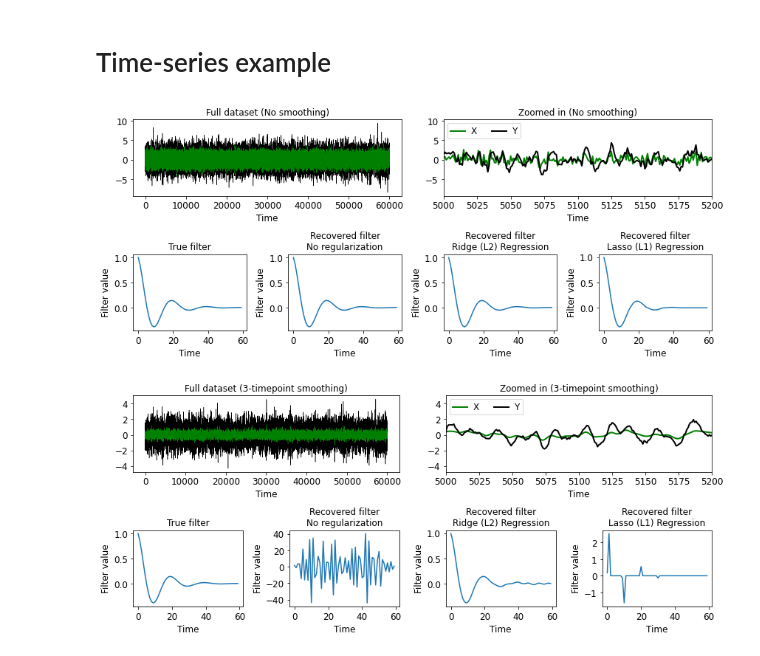
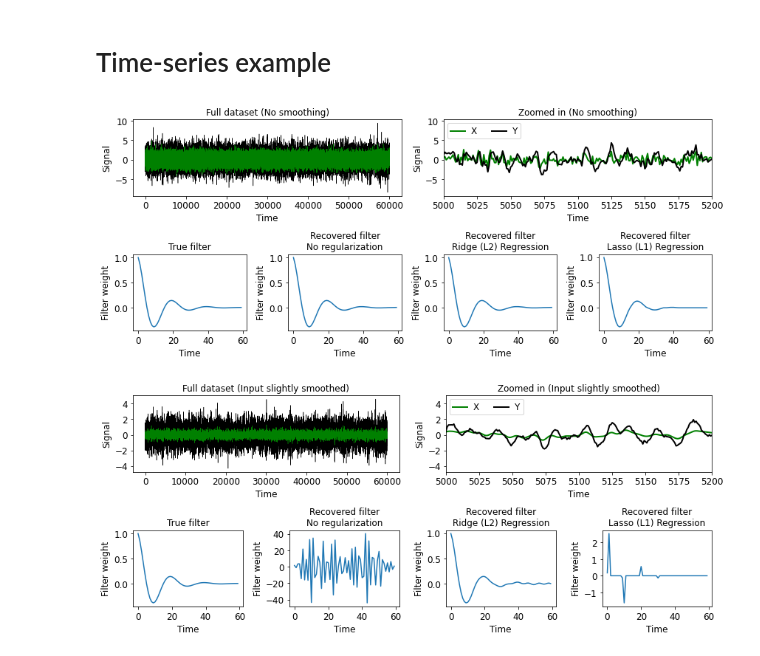
Before and after one commit to rkp8000/73CHN1C4L_BL06, a Jupyter notebook: 20220510_handling_correlated_predictors.ipynb, the cells around one changed output. Drawn from its saved outputs; the diff is of its cells as text; code cells hidden in the pictures.

```diff
--- a/20220510_handling_correlated_predictors.ipynb
+++ b/20220510_handling_correlated_predictors.ipynb
@@ -91,9 +91,13 @@ rgrs = [
 ]
 
 for ax, title, rgr in zip(axs, titles, rgrs):
-    ax.scatter(x_1, x_2, c='k', s=10)
+    ax.scatter(x_1, x_2, c='gray', s=10)
     ax.arrow(0, 0, 1, 1, color='r', lw=3, length_includes_head=True, head_width=.15)
 
+    if title == titles[0]:
+        x_line = np.array([-4.5, 4.5])
+        y_line = -x_line/2 + 1.5
+        ax.plot(x_line, y_line, ls='--', color='k', zorder=-1)
     w_hats = []  # weight estimates
 
     for ctr in range(10):  # loop over instantiations of target noise \eta_y
@@ -256,7 +260,7 @@ x_white = np.random.randn(60000)
 t_h = np.arange(60)  # filter time array
 h = np.exp(-t_h/10) * np.cos(2*np.pi*t_h/20)  # filter
 
-for smoothness, label in zip([.1, 3], ['No smoothing', '3-timepoint smoothing']):  # loop over two smoothness values
+for smoothness, label in zip([.1, 3], ['No smoothing', 'Input slightly smoothed']):  # loop over two smoothness values
     x = smooth(x_white, smoothness)  # smooth version of x
 
     y = convolve(x, h, mode='full')[:len(x)] + .1*np.random.randn(len(x))  # target y
@@ -271,47 +275,47 @@ for smoothness, label in zip([.1, 3], ['No smoothing', '3-timepoint smoothing'])
     axs[0].plot(x, c='g', lw=.5)
     axs[0].plot(y, c='k', lw=.5, zorder=0)
 
-    set_plot(axs[0], x_label='Time', title=f'Full dataset ({label})', font_size=12)
+    set_plot(axs[0], x_label='Time', y_label='Signal', title=f'Full dataset ({label})', font_size=12)
 
     ## zoomed in
     axs[1].plot(x, c='g', lw=2)
     axs[1].plot(y, c='k', lw=2)
     axs[1].legend(['X', 'Y'], ncol=2, loc='upper left')
 
-    set_plot(axs[1], x_lim=(5000, 5200), x_label='Time', title=f'Zoomed in ({label})', font_size=12)
+    set_plot(axs[1], x_lim=(5000, 5200), x_label='Time', y_label='Signal', title=f'Zoomed in ({label})', font_size=12)
 
     # filter
     axs[2].plot(t_h, h)
-    set_plot(axs[2], x_label='Time', y_label='Filter value', title='True filter', font_size=12)
+    set_plot(axs[2], x_label='Time', y_label='Filter weight', title='True filter', font_size=12)
 
     # convert input to matrix so we can run linear regression
     x_mat = np.nan * np.zeros((len(y), len(t_h)))
     for col in range(x_mat.shape[1]):
         if col == 0:
             x_mat[col:, col] = x
         else:
             x_mat[col:, col] = x[:-col]
 
     mvalid = np.all(~np.isnan(x_mat), axis=1)  # mask for valid (non-nan) rows
 
     # plot filter recovered by unregularized, ridge, or lasso
     for cax, ax in enumerate(axs[3:], 1):
         if cax == 1:
             h_hat = linear_model.LinearRegression().fit(x_mat[mvalid, :], y[mvalid]).coef_
             name = 'No regularization'
 
         elif cax == 2:
             h_hat = linear_model.Ridge(alpha=10).fit(x_mat[mvalid, :], y[mvalid]).coef_
             name = 'Ridge (L2) Regression'
 
         elif cax == 3:
             h_hat = linear_model.Lasso(alpha=.01).fit(x_mat[mvalid, :], y[mvalid]).coef_
             name = 'Lasso (L1) Regression'
 
         ax.plot(t_h, h_hat)
-        set_plot(ax, x_label='Time', y_label='Filter value', title=f'Recovered filter\n{name}', font_size=12)
+        set_plot(ax, x_label='Time', y_label='Filter weight', title=f'Recovered filter\n{name}', font_size=12)
 
     fig.savefig(f'20220510_handling_correlated_predictors/time_series_smoothness_{smoothness}.svg')
 # %% [output]
-[figure, old version]
+[figure, new version]
-[figure, old version]
+[figure, new version]
```
Also changed, not shown: parts of 2 cells of this notebook.
